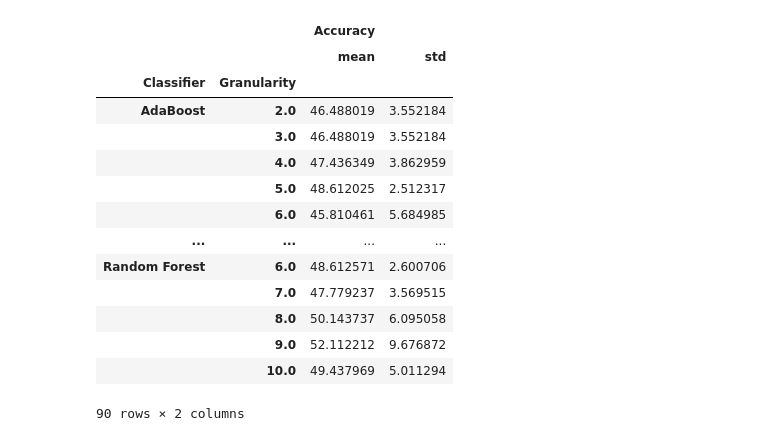
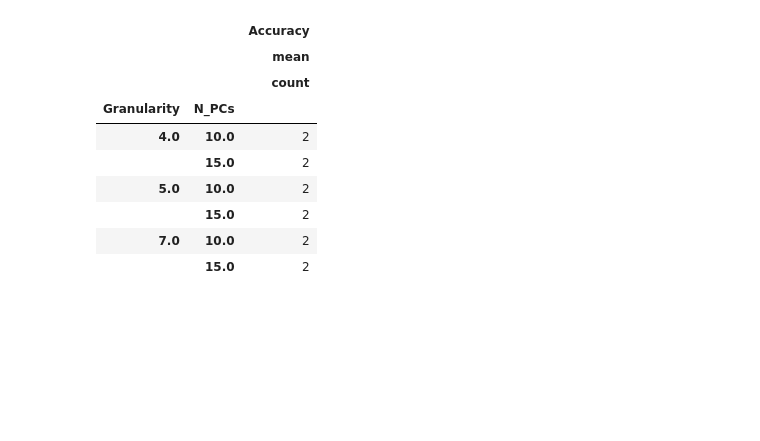
Before and after one commit to matheusmaltaf/Lathes_Model, a Jupyter notebook: results.ipynb, the cells around one changed output. Cells and saved outputs as stored; diff of their text form; code cells hidden in the pictures; blank space fills up the shorter version.

```diff
--- a/results.ipynb
+++ b/results.ipynb
@@ -31,20 +83,13 @@ df['Time[min]'] = df['Time'].dt.total_seconds()/(100*60)
 # %%
-results_df = df.groupby(['Classifier','Granularity']).agg({'Accuracy':['mean','std']})*100
+results_df[results_df[('Accuracy','mean')] > 0.85].groupby(['Granularity', 'N_PCs']).agg({('Accuracy','mean'):['count']})
+# %% [output]
+|  |  | Accuracy |
+|  |  | mean |
+|  |  | count |
+| Granularity | N_PCs |  |
+| 4.0 | 10.0 | 2 |
+|  | 15.0 | 2 |
+| 5.0 | 10.0 | 2 |
+|  | 15.0 | 2 |
+| 7.0 | 10.0 | 2 |
+|  | 15.0 | 2 |
-# %%
-results_df
-# %% [output]
-|  |  | Accuracy |  |
-|  |  | mean | std |
-| Classifier | Granularity |  |  |
-| AdaBoost | 2.0 | 46.488019 | 3.552184 |
-|  | 3.0 | 46.488019 | 3.552184 |
-|  | 4.0 | 47.436349 | 3.862959 |
-|  | 5.0 | 48.612025 | 2.512317 |
-|  | 6.0 | 45.810461 | 5.684985 |
-| ... | ... | ... | ... |
-| Random Forest | 6.0 | 48.612571 | 2.600706 |
-|  | 7.0 | 47.779237 | 3.569515 |
-|  | 8.0 | 50.143737 | 6.095058 |
-|  | 9.0 | 52.112212 | 9.676872 |
-|  | 10.0 | 49.437969 | 5.011294 |
-90 rows × 2 columns
```
Also changed, not shown: parts of 22 cells of this notebook, 9 other files.
